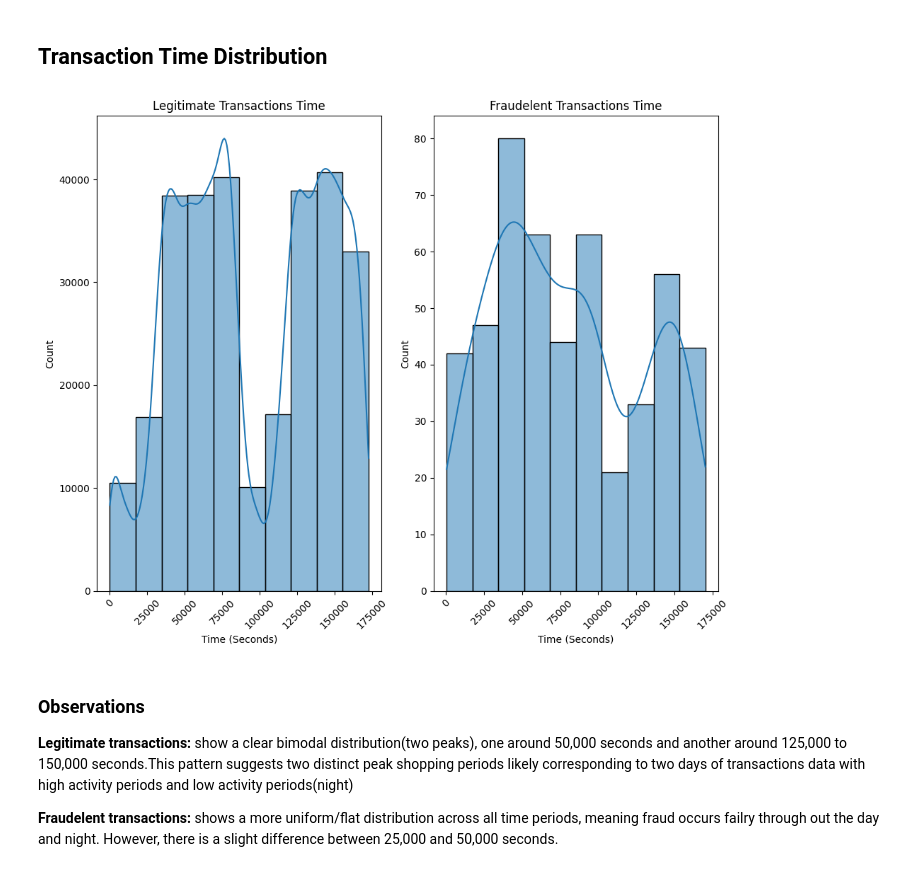
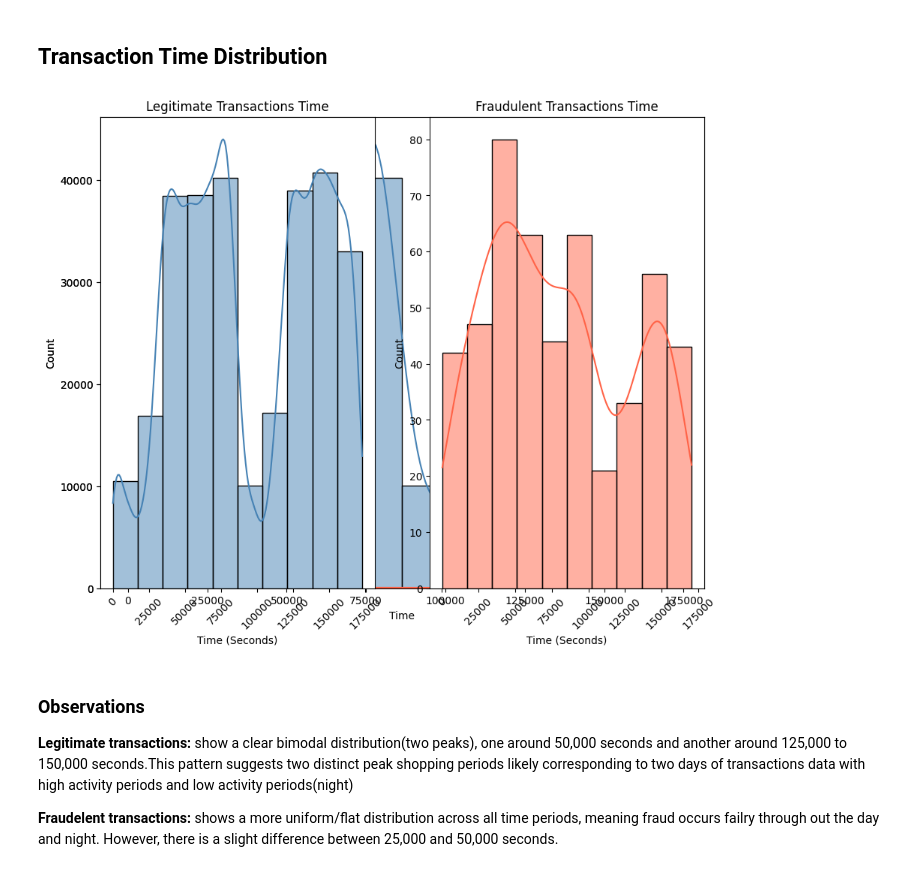
Before and after one commit to Risper-Wacu/FINGUARD-DETECTION-SYSTEM, a Jupyter notebook: FinGuard_Fraud_Analysis.ipynb, the cells around one changed output. Cells and saved outputs as stored; diff of their text form; code cells hidden in the pictures.

```diff
--- a/FinGuard_Fraud_Analysis.ipynb
+++ b/FinGuard_Fraud_Analysis.ipynb
@@ -60,6 +75,6 @@ TensorFlow version: 2.19.0
 Libraries imported successfully.
 # %%
-data = pd.read_csv('/content/drive/MyDrive/FRAUD DETECTION SYSTEM/creditcard.csv')
+data = pd.read_csv('/Users/annewairimu/Desktop/FINGUARD DETECTION SYSTEM/creditcard.csv')
 print('Data Loaded Successfully')
 data.head()
 # %% [output]
@@ -250,23 +257,28 @@ For fraudelent transactions, the amounts are mostly concentrated below 500 with
 # %%
 ## Transaction Time Distribution
 plt.figure(figsize=(10,8))
+# Legitimate
+sns.histplot(data[data['Class'] == 0]['Time'], bins=10, kde=True, color='steelblue')
+
+# Fraudulent
+sns.histplot(data[data['Class'] == 1]['Time'], bins=10, kde=True, color='tomato')
 
 plt.subplot(1,2,1)
-sns.histplot(data[data['Class'] == 0]['Time'], bins=10, palette='coolwarm', kde=True)
+sns.histplot(data[data['Class'] == 0]['Time'], bins=10, kde=True, color='steelblue')
 plt.title('Legitimate Transactions Time')
 plt.xlabel('Time (Seconds)')
 plt.xticks(rotation=45)
 
 plt.subplot(1,2,2)
-sns.histplot(data[data['Class'] == 1]['Time'], bins=10, palette='coolwarm', kde=True)
-plt.title('Fraudelent Transactions Time')
+sns.histplot(data[data['Class'] == 1]['Time'], bins=10, kde=True, color='tomato')
+plt.title('Fraudulent Transactions Time')
 plt.xlabel('Time (Seconds)')
 
 plt.tight_layout()
 plt.xticks(rotation=45)
 plt.show()
 # %% [output]
-[figure, old version]
+[figure, new version]
 # %% [markdown]
 ### Observations
 **Legitimate transactions:** show a clear bimodal distribution(two peaks), one around 50,000 seconds and another around 125,000 to 150,000 seconds.This pattern suggests two distinct peak shopping periods likely corresponding to two days of transactions data with high activity periods and low activity periods(night)
```
Also changed, not shown: parts of 16 cells of this notebook.
